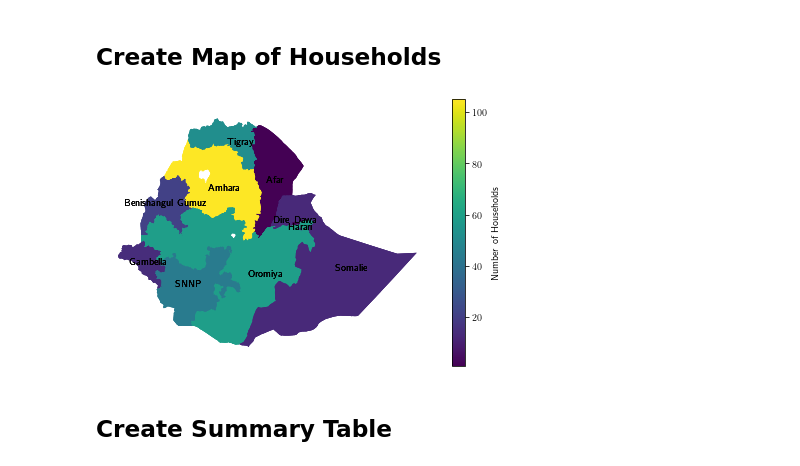
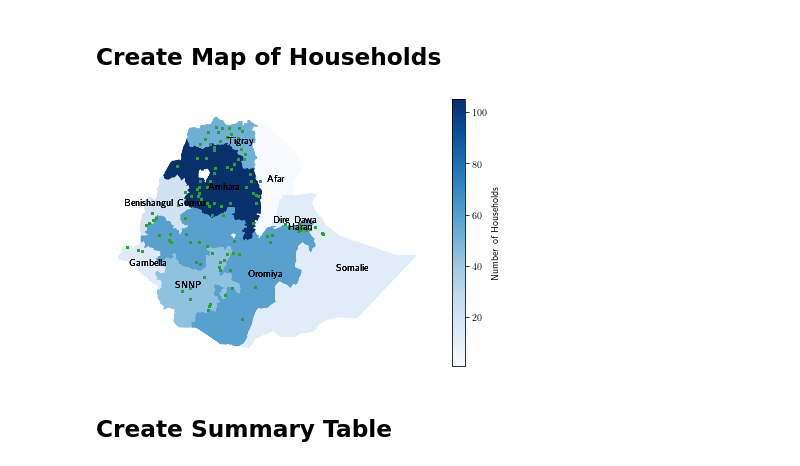
Before and after one commit to amichuda/ethiopia-tech-adoption, a Jupyter notebook: python/summary.ipynb, the cells around one changed output. Cells and saved outputs as stored; diff of their text form; code cells hidden in the pictures.

```diff
--- a/python/summary.ipynb
+++ b/python/summary.ipynb
@@ -24,6 +24,8 @@ trajectories = (
 
 # Merge back
 balanced_panel_df = df.merge(trajectories, on = ['holder_id'])
+
+balanced_panel_df[["LAT_DD_MOD", "LON_DD_MOD"]] = balanced_panel_df.groupby('holder_id')[["LAT_DD_MOD", "LON_DD_MOD"]].transform('mean')
 # %% [output]
 One or more strings in the dta file could not be decoded using utf-8, and
 so the fallback encoding of latin-1 is being used.  This can happen when a file
@@ -39,37 +41,41 @@ map = gpd.read_file("data/ethiopiaworeda/Eth_Woreda_2013.shp").replace({'REGIONN
                                                                                        'Oromia' : 'Oromiya',
                                                                                        'Somali' : 'Somalie',
                                                                                        'Gambela' : 'Gambella'}})
 
 # Get number of households per region
-hhids = balanced_panel_df.drop_duplicates(['holder_id', 'wave']).groupby(['region', 'wave'])['household_id'].count()
+hhids = balanced_panel_df.drop_duplicates(['holder_id', 'wave']).groupby(['region', 'wave'])['holder_id'].count()
 
 fig, ax = plt.subplots()
 
 ax.set_axis_off()
 
 with mpl.rc_context(rc={'text.usetex': True}):
     merged_map = (
         map
         .dissolve('REGIONNAME')
         .merge(hhids,
                left_index=True,
                right_on = ['region'])
         .reset_index('region')
+        .to_crs(epsg= 4326)
     )
 
-    merged_map.plot(column = 'household_id',
-                legend=True,
+    merged_map.plot(column='holder_id',
+                    legend=True,
+                    legend_kwds={'label' : "Number of Households"},
                 ax=ax,
-                legend_kwds={'label' : 'Number of Households'},
+                cmap = 'Blues',
                 missing_kwds={'color': 'lightgrey'})
 
     merged_map.apply(lambda x: ax.annotate(text=x['region'], xy=x.geometry.representative_point().coords[0], ha='center'), axis=1)
+
+    panel_gdf = gpd.GeoDataFrame(balanced_panel_df, geometry=gpd.points_from_xy(balanced_panel_df["LON_DD_MOD"], balanced_panel_df["LAT_DD_MOD"]), crs=4326).plot(color='tab:green', ax=ax, markersize=4)
 
 
     plt.tight_layout()
 
     plt.savefig("results/figures/map_hhids.pdf", format='pdf', dpi=160)
 # %% [output]
-[figure, old version]
+[figure, new version]
 # %% [markdown]
 ## Create Summary Table
```
Also changed, not shown: parts of 3 cells of this notebook, 1 other file.
